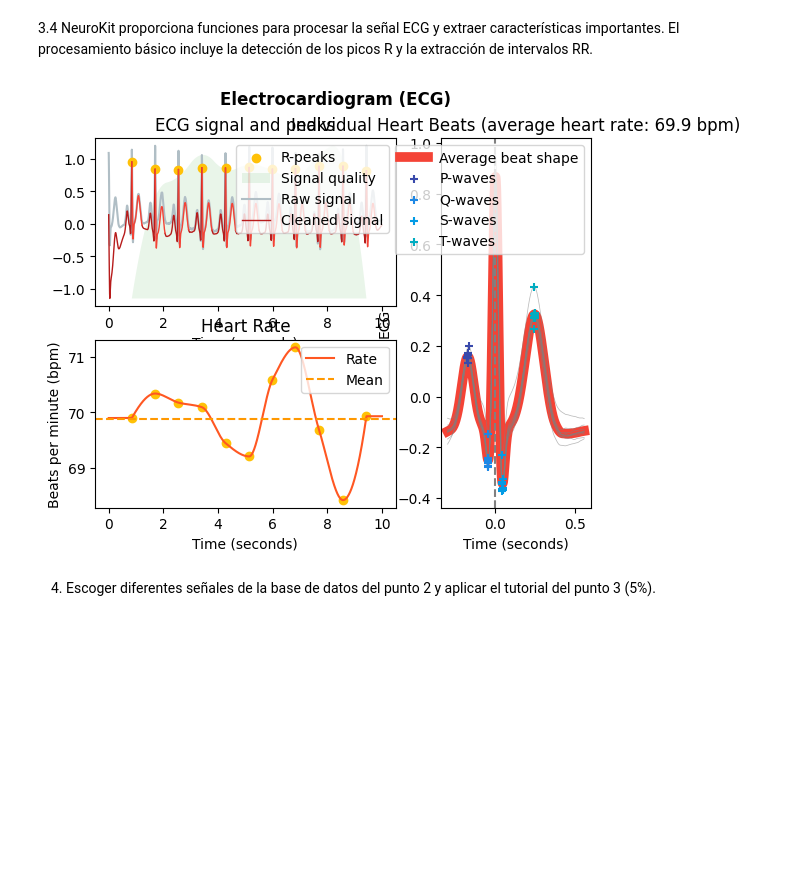
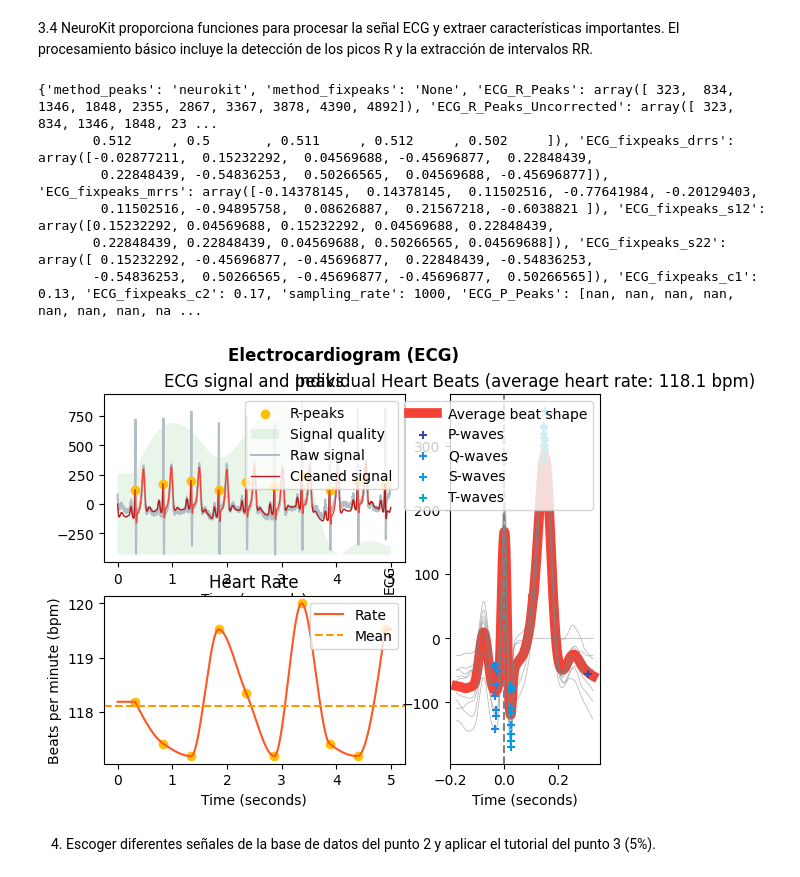
Before and after one commit to AndresBanquezBio/Biosenales, a Jupyter notebook: Proyectos/Proyecto_4/Proyecto_4_AndresBanquez_MelinaVillada.ipynb, the cells around one changed output. Cells and saved outputs as stored; diff of their text form; code cells hidden in the pictures; blank space fills up the shorter version.

```diff
--- a/Proyectos/Proyecto_4/Proyecto_4_AndresBanquez_MelinaVillada.ipynb
+++ b/Proyectos/Proyecto_4/Proyecto_4_AndresBanquez_MelinaVillada.ipynb
@@ -57,10 +57,12 @@ import matplotlib.pyplot as plt
 3.3.Cargar una señal ECG, puedes utilizar tus propios datos o generar una señal sintética
 # %%
 # Cargar señal sintética
-ecg_signal = nk.ecg_simulate(duration=10, noise=0.01)
+ecg_signal = pd.read_csv("Derivacion_II_Filtrados\MUSE_20180112_122550_52000_derivacion_II.csv")
+ecg_signal=ecg_signal.values.flatten()
+ecg_cleaned = nk.ecg_clean(ecg_signal, sampling_rate=100)
 
 # Visualizar la señal
-plt.plot(ecg_signal)
+plt.plot(ecg_cleaned)
 plt.title("Señal ECG Sintética")
 plt.show()
 # %% [output]
@@ -69,11 +71,19 @@ plt.show()
 3.4 NeuroKit proporciona funciones para procesar la señal ECG y extraer características importantes. El procesamiento básico incluye la detección de los picos R y la extracción de intervalos RR.
 # %%
 # Procesar la señal ECG
-ecg_signals, info = nk.ecg_process(ecg_signal, sampling_rate=1000)
+ecg_signals, info = nk.ecg_process(ecg_signal)
 
 # Visualizar el procesamiento
 nk.ecg_plot(ecg_signals)
+
+print(info)
 # %% [output]
+{'method_peaks': 'neurokit', 'method_fixpeaks': 'None', 'ECG_R_Peaks': array([ 323,  834, 1346, 1848, 2355, 2867, 3367, 3878, 4390, 4892]), 'ECG_R_Peaks_Uncorrected': array([ 323,  834, 1346, 1848, 23 ...
+       0.512     , 0.5       , 0.511     , 0.512     , 0.502     ]), 'ECG_fixpeaks_drrs': array([-0.02877211,  0.15232292,  0.04569688, -0.45696877,  0.22848439,
+        0.22848439, -0.54836253,  0.50266565,  0.04569688, -0.45696877]), 'ECG_fixpeaks_mrrs': array([-0.14378145,  0.14378145,  0.11502516, -0.77641984, -0.20129403,
+        0.11502516, -0.94895758,  0.08626887,  0.21567218, -0.6038821 ]), 'ECG_fixpeaks_s12': array([0.15232292, 0.04569688, 0.15232292, 0.04569688, 0.22848439,
+       0.22848439, 0.22848439, 0.04569688, 0.50266565, 0.04569688]), 'ECG_fixpeaks_s22': array([ 0.15232292, -0.45696877, -0.45696877,  0.22848439, -0.54836253,
+       -0.54836253,  0.50266565, -0.45696877, -0.45696877,  0.50266565]), 'ECG_fixpeaks_c1': 0.13, 'ECG_fixpeaks_c2': 0.17, 'sampling_rate': 1000, 'ECG_P_Peaks': [nan, nan, nan, nan, nan, nan, nan, na ...
-[figure, old version]
+[figure, new version]
 # %% [markdown]
 4. Escoger diferentes señales de la base de datos del punto 2 y aplicar el tutorial del punto 3 (5%).
```
Also changed, not shown: parts of 6 cells of this notebook, 10 other files.
